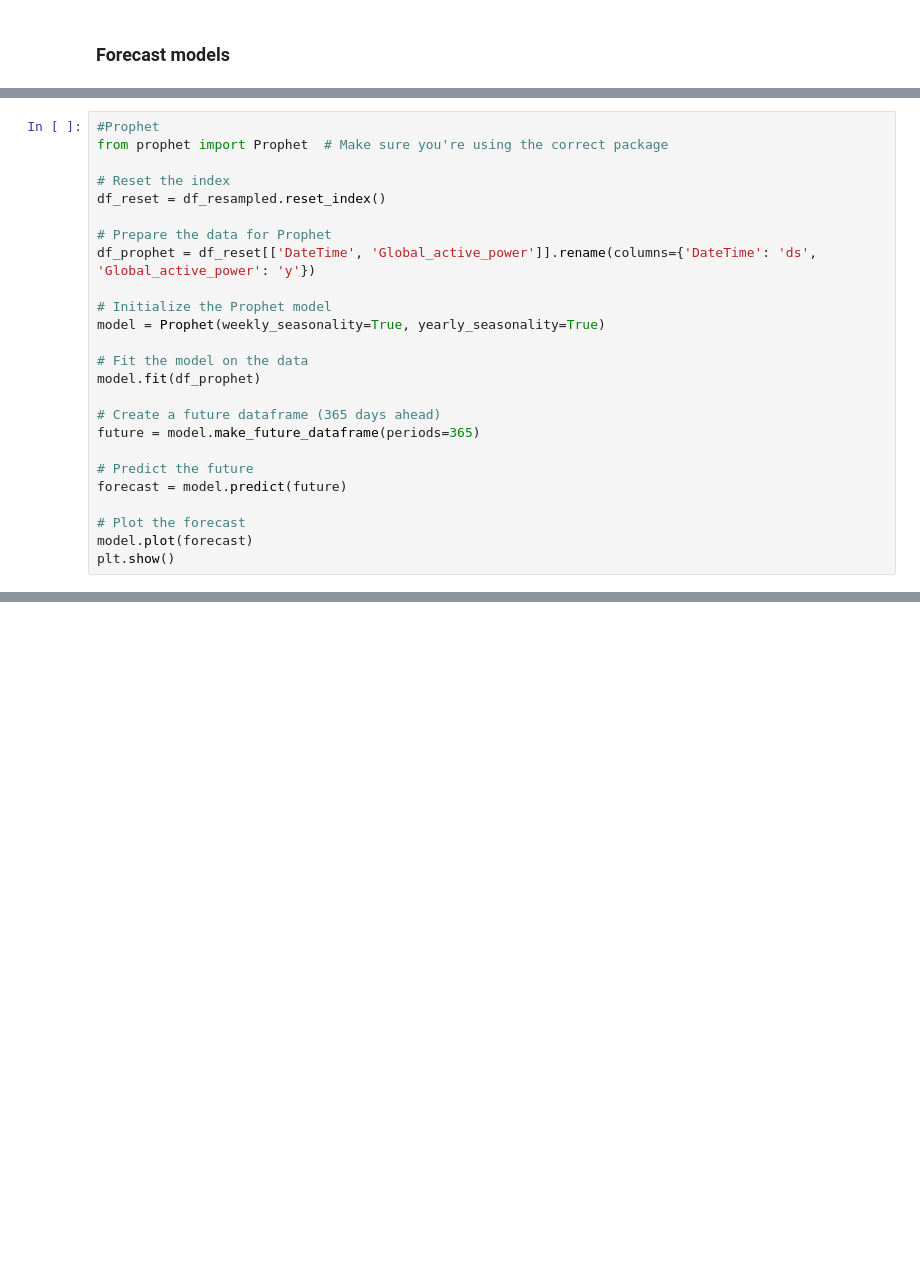
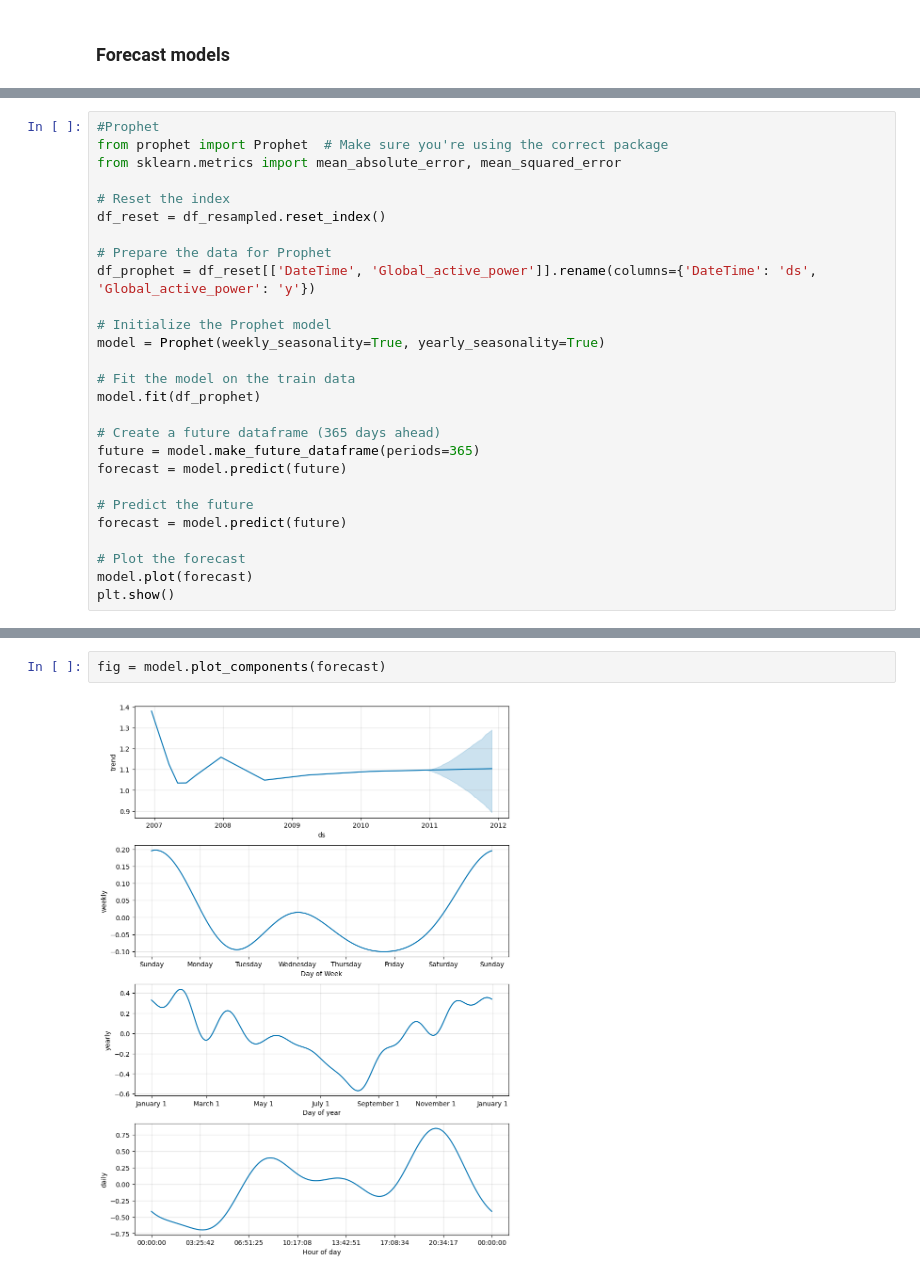
Before and after one commit to mahimalolla/EcoWatt, a Jupyter notebook: EcoWatt_Time_Series.ipynb, the cells around one changed output, grey strips where cells are left out. Saved outputs shown, nothing was run; the diff lists cells and outputs as text; blank space fills up the shorter version.

```diff
--- a/EcoWatt_Time_Series.ipynb
+++ b/EcoWatt_Time_Series.ipynb
@@ -412,6 +488,7 @@ Other such time dependent variables can be considered while thinking about furth
 # %%
 #Prophet
 from prophet import Prophet  # Make sure you're using the correct package
+from sklearn.metrics import mean_absolute_error, mean_squared_error
 
 # Reset the index
 df_reset = df_resampled.reset_index()
@@ -422,11 +499,12 @@ df_prophet = df_reset[['DateTime', 'Global_active_power']].rename(columns={'Date
 # Initialize the Prophet model
 model = Prophet(weekly_seasonality=True, yearly_seasonality=True)
 
-# Fit the model on the data
+# Fit the model on the train data
 model.fit(df_prophet)
 
 # Create a future dataframe (365 days ahead)
 future = model.make_future_dataframe(periods=365)
+forecast = model.predict(future)
 
 # Predict the future
 forecast = model.predict(future)
@@ -447,0 +546,4 @@ INFO:cmdstanpy:Chain [1] done processing
+# %%
+fig = model.plot_components(forecast)
+# %% [output]
+[figure, added]
```
Also changed, not shown: parts of 18 cells of this notebook.
